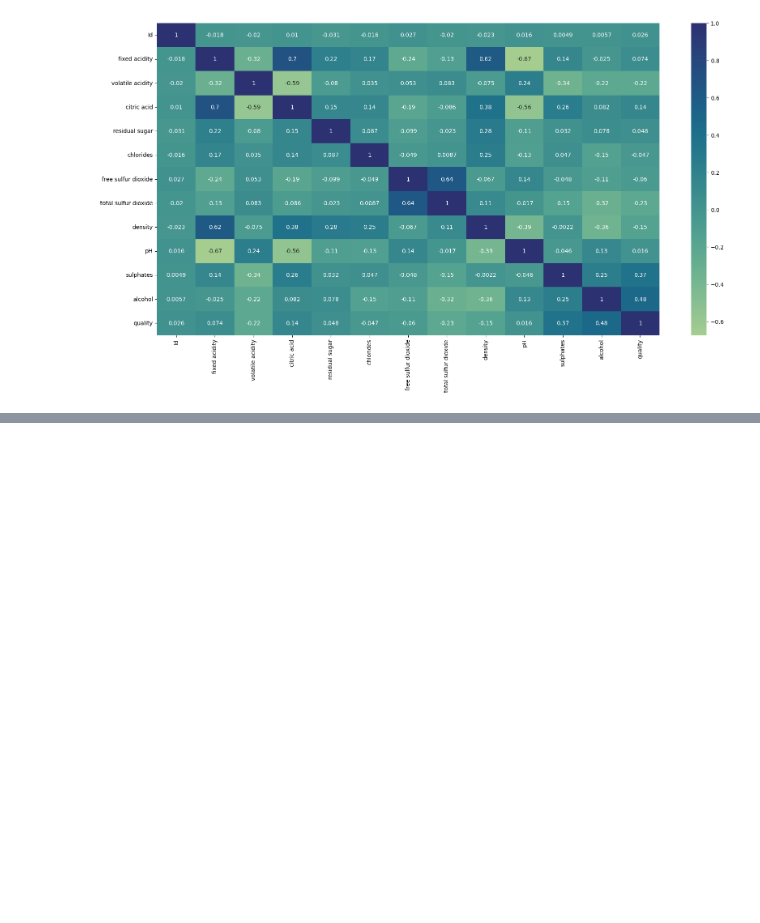
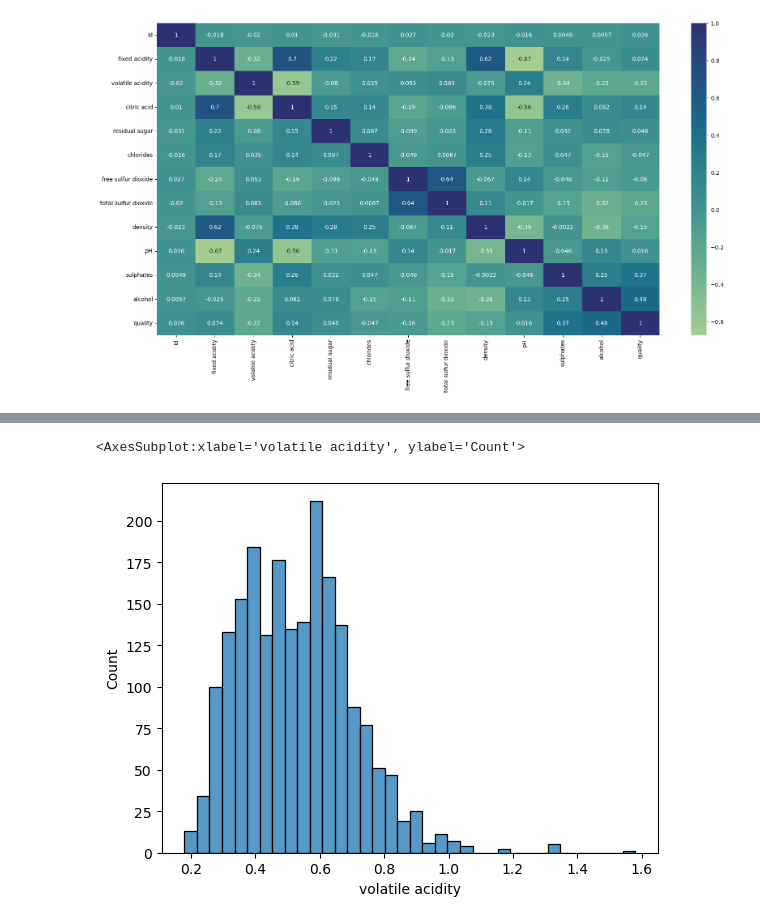
Before and after one commit to BuckGuy/HackAI2023, a Jupyter notebook: ai/HackAIWine.ipynb, the cells around one changed output, grey strips where cells are left out. Cells and saved outputs as stored; diff of their text form; code cells hidden in the pictures; blank space fills up the shorter version.

```diff
--- a/ai/HackAIWine.ipynb
+++ b/ai/HackAIWine.ipynb
@@ -141,0 +51,5 @@ Accuracy: 0.4684466019417476
+# %%
+sns.histplot(data.iloc[:,2])
+# %% [output]
+<AxesSubplot:xlabel='volatile acidity', ylabel='Count'>
+[figure, added]
```
Also changed, not shown: parts of 26 cells of this notebook.
